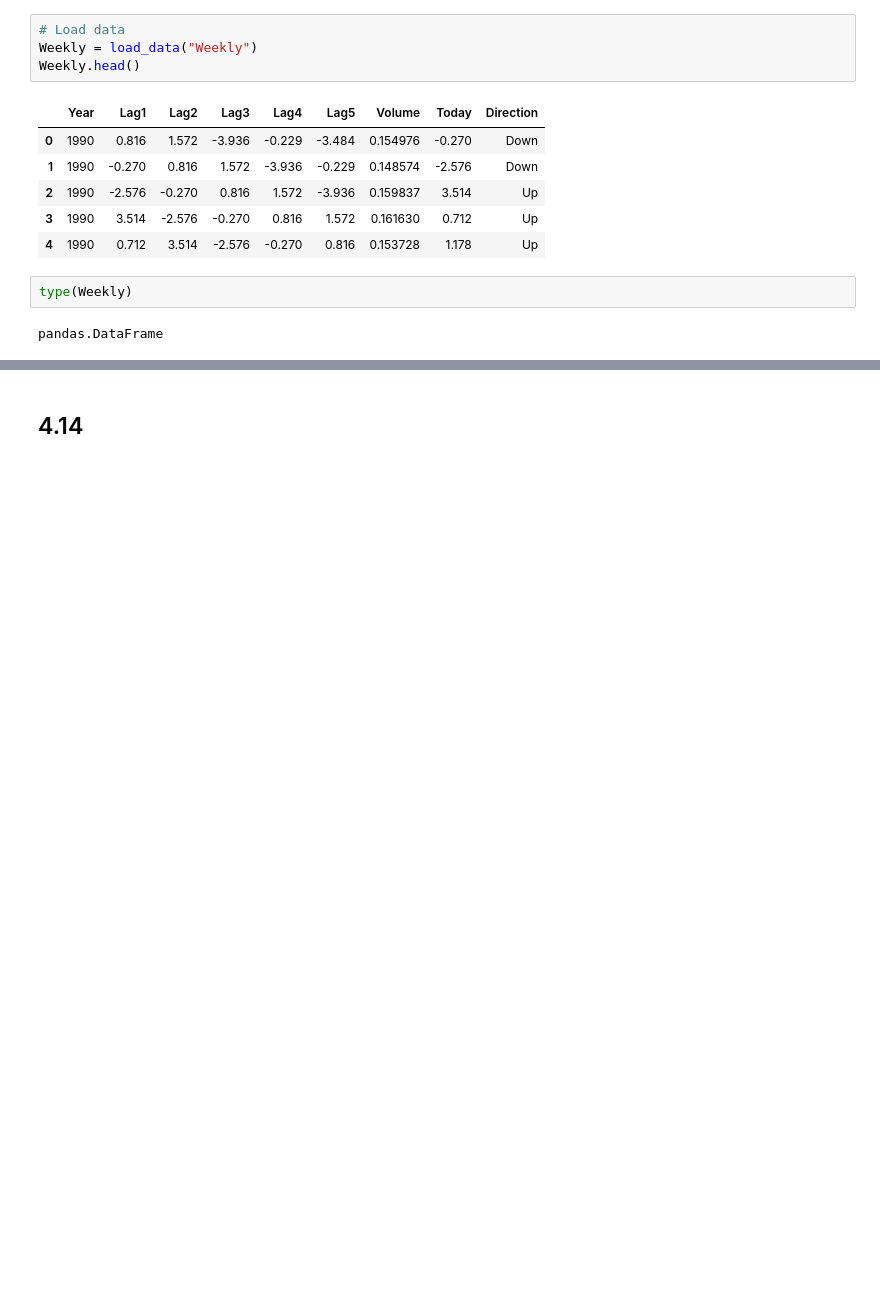
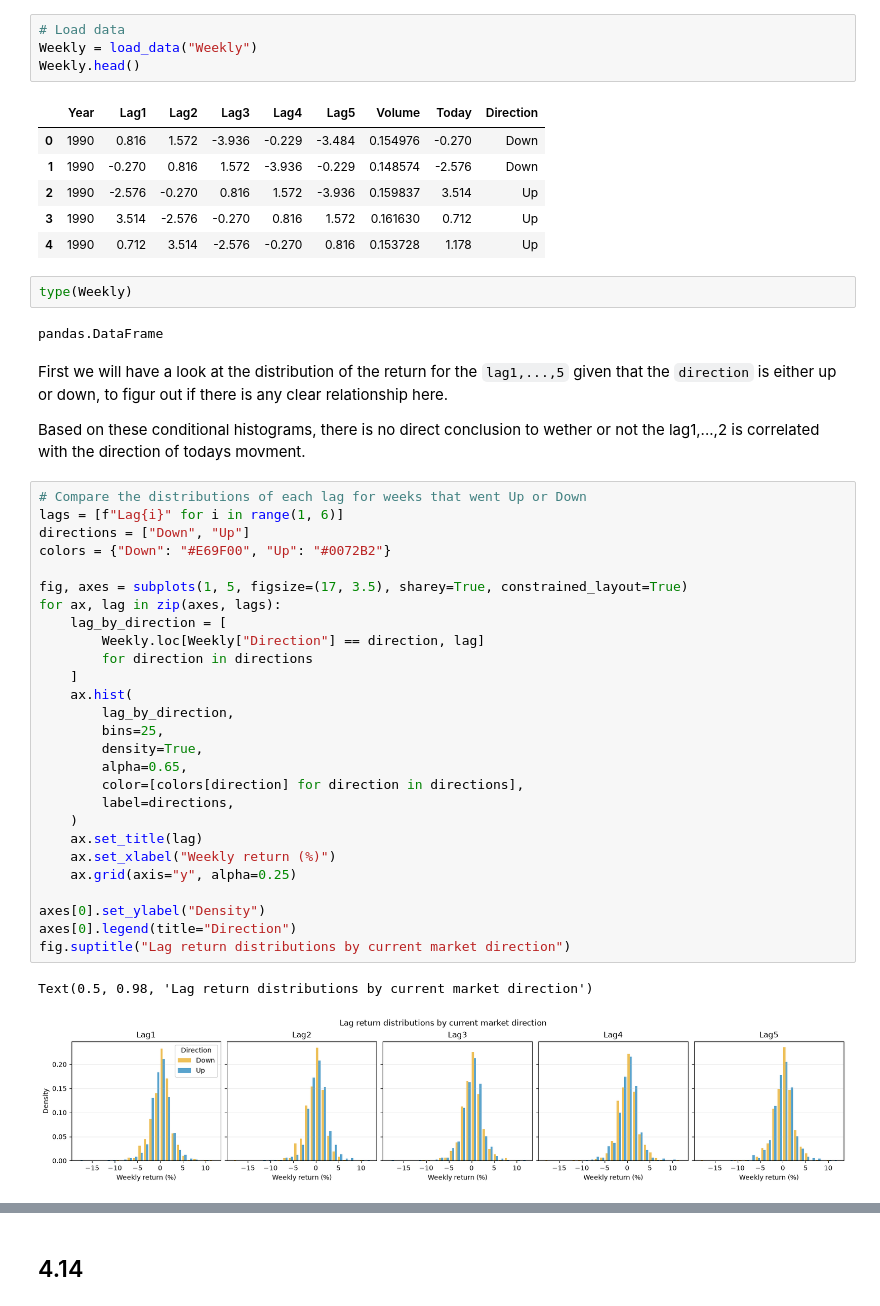
Before and after one commit to Niekrenz82/SML_MATH, a Jupyter notebook: A2/A2_coding.ipynb, the cells around one changed output, grey strips where cells are left out. Cells and saved outputs as stored; diff of their text form; blank space fills up the shorter version.

```diff
--- a/A2/A2_coding.ipynb
+++ b/A2/A2_coding.ipynb
@@ -41,3 +41,37 @@ Weekly.head()
 type(Weekly)
 # %% [output]
 pandas.DataFrame
+# %% [markdown]
+First we will have a look at the distribution of the return for the `lag1,...,5` given that the `direction` is either up or down, to figur out if there is any clear relationship here.
+
+Based on these conditional histograms, there is no direct conclusion to wether or not the lag1,...,2 is correlated with the direction of todays movment.
+# %%
+# Compare the distributions of each lag for weeks that went Up or Down
+lags = [f"Lag{i}" for i in range(1, 6)]
+directions = ["Down", "Up"]
+colors = {"Down": "#E69F00", "Up": "#0072B2"}
+
+fig, axes = subplots(1, 5, figsize=(17, 3.5), sharey=True, constrained_layout=True)
+for ax, lag in zip(axes, lags):
+    lag_by_direction = [
+        Weekly.loc[Weekly["Direction"] == direction, lag]
+        for direction in directions
+    ]
+    ax.hist(
+        lag_by_direction,
+        bins=25,
+        density=True,
+        alpha=0.65,
+        color=[colors[direction] for direction in directions],
+        label=directions,
+    )
+    ax.set_title(lag)
+    ax.set_xlabel("Weekly return (%)")
+    ax.grid(axis="y", alpha=0.25)
+
+axes[0].set_ylabel("Density")
+axes[0].legend(title="Direction")
+fig.suptitle("Lag return distributions by current market direction")
+# %% [output]
+Text(0.5, 0.98, 'Lag return distributions by current market direction')
+[figure, added]
```
Also changed, not shown: parts of 46 cells of this notebook.
